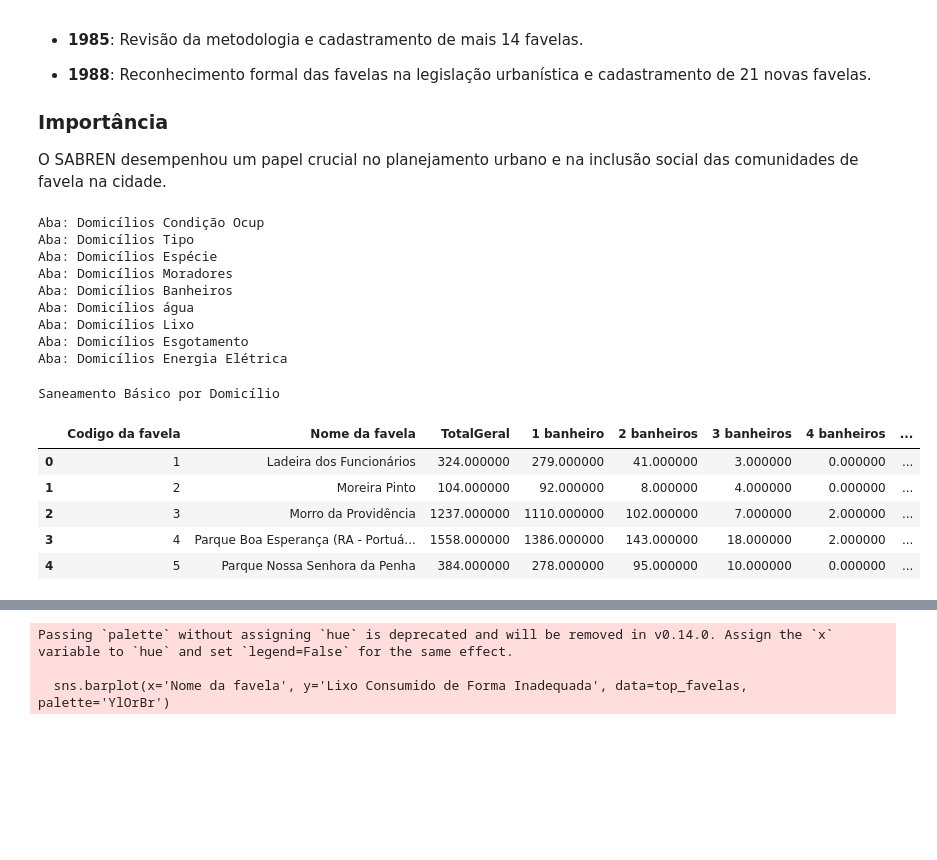
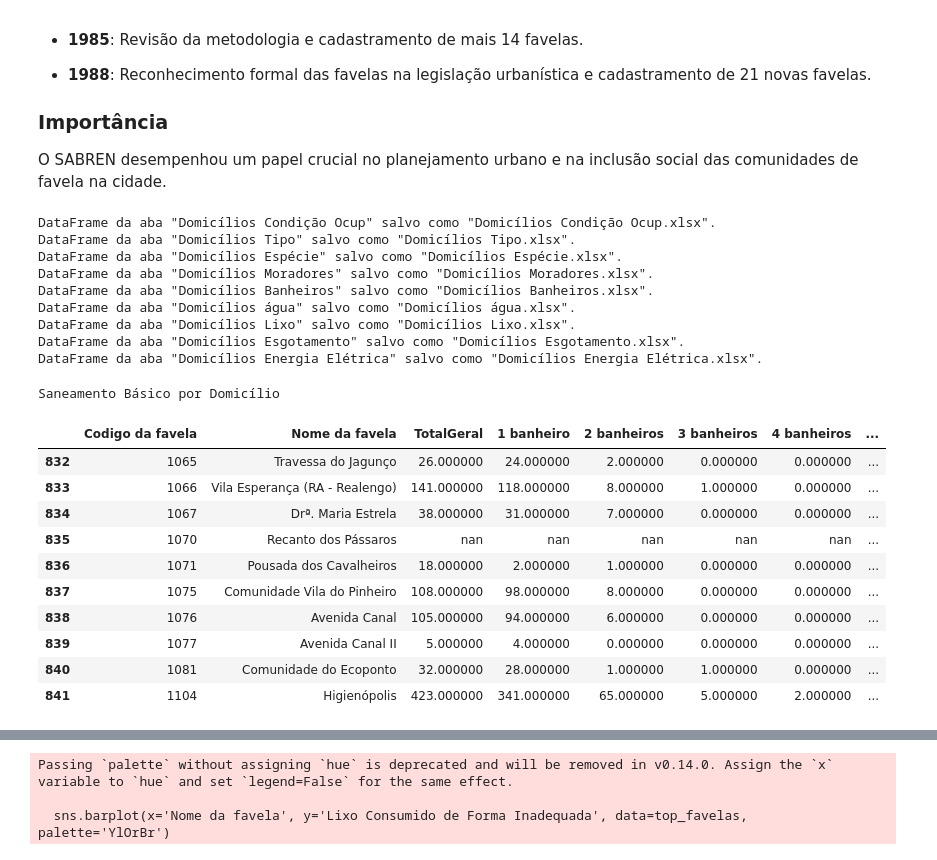
Before and after one commit to powerandcontrol/Estudo-Analitico-sobre-Favelizacao-na-cidade-do-Rio-de-Janeiro, a Jupyter notebook: notebooks/SABREN.ipynb, the cells around one changed output, grey strips where cells are left out. Drawn from its saved outputs; the diff is of its cells as text; code cells hidden in the pictures; blank space fills up the shorter version.

```diff
--- a/notebooks/SABREN.ipynb
+++ b/notebooks/SABREN.ipynb
@@ -36,11 +36,15 @@ domicilios = 'Domicílios.xls'
 dfs = pd.read_excel(domicilios, sheet_name=None, header=None)
 # %%
 for aba, df in dfs.items():
-    print(f'Aba: {aba}')
-
     df.columns = df.iloc[4]
 
     df = df[6:].copy()
+
+    df.dropna(how='all', inplace=True)
+
+    df.iloc[:, 0] = pd.to_numeric(df.iloc[:, 0], errors='coerce')
+
+    df = df.dropna(subset=[df.columns[0]])
 
     df.reset_index(drop=True, inplace=True)
 
@@ -48,17 +52,18 @@ for aba, df in dfs.items():
 
     nome_arquivo = f'{aba}.xlsx'
     df.to_excel(nome_arquivo, index=False)
-    #print(f'DataFrame da aba "{aba}" salvo como "{nome_arquivo}".')
+
+    print(f'DataFrame da aba "{aba}" salvo como "{nome_arquivo}".')
 # %% [output]
-Aba: Domicílios Condição Ocup
-Aba: Domicílios Tipo
-Aba: Domicílios Espécie
-Aba: Domicílios Moradores
-Aba: Domicílios Banheiros
-Aba: Domicílios água
-Aba: Domicílios Lixo
-Aba: Domicílios Esgotamento
-Aba: Domicílios Energia Elétrica
+DataFrame da aba "Domicílios Condição Ocup" salvo como "Domicílios Condição Ocup.xlsx".
+DataFrame da aba "Domicílios Tipo" salvo como "Domicílios Tipo.xlsx".
+DataFrame da aba "Domicílios Espécie" salvo como "Domicílios Espécie.xlsx".
+DataFrame da aba "Domicílios Moradores" salvo como "Domicílios Moradores.xlsx".
+DataFrame da aba "Domicílios Banheiros" salvo como "Domicílios Banheiros.xlsx".
+DataFrame da aba "Domicílios água" salvo como "Domicílios água.xlsx".
+DataFrame da aba "Domicílios Lixo" salvo como "Domicílios Lixo.xlsx".
+DataFrame da aba "Domicílios Esgotamento" salvo como "Domicílios Esgotamento.xlsx".
+DataFrame da aba "Domicílios Energia Elétrica" salvo como "Domicílios Energia Elétrica.xlsx".
 # %%
 import os
 # %%
@@ -76,28 +81,33 @@ domicilios_saneamento = 'Domicílios Banheiros.xlsx'
 df = pd.read_excel(domicilios_saneamento)
 # %%
 # Estilizando o DataFrame
-df_estilizado = df.head(5).style.set_table_attributes('style="width: 40%; margin: auto;"') \
+df_estilizado = df.tail(10).style.set_table_attributes('style="width: 40%; margin: auto;"') \
                     .set_caption("Saneamento Básico por Domicílio") \
                     .set_table_styles(
                         [{'selector': 'th',
                           'props': [('background-color', '#8cc35d'),
                                     ('color', 'white'),
                                     ('font-weight', 'bold')]},
                          {'selector': 'td',
                           'props': [('padding', '10px'),
                                     ('border', '1px solid #ddd')]}]
                     ).set_properties(**{'text-align': 'center'})
 
 # Exibir o DataFrame estilizado
 df_estilizado
 # %% [output]
 Saneamento Básico por Domicílio
 |  | Codigo da favela | Nome da favela | TotalGeral | 1 banheiro | 2 banheiros | 3 banheiros | 4 banheiros | ... |
-| 0 | 1 | Ladeira dos Funcionários | 324.000000 | 279.000000 | 41.000000 | 3.000000 | 0.000000 | ... |
-| 1 | 2 | Moreira Pinto | 104.000000 | 92.000000 | 8.000000 | 4.000000 | 0.000000 | ... |
-| 2 | 3 | Morro da Providência | 1237.000000 | 1110.000000 | 102.000000 | 7.000000 | 2.000000 | ... |
-| 3 | 4 | Parque Boa Esperança (RA - Portuá... | 1558.000000 | 1386.000000 | 143.000000 | 18.000000 | 2.000000 | ... |
-| 4 | 5 | Parque Nossa Senhora da Penha | 384.000000 | 278.000000 | 95.000000 | 10.000000 | 0.000000 | ... |
+| 832 | 1065 | Travessa do Jagunço | 26.000000 | 24.000000 | 2.000000 | 0.000000 | 0.000000 | ... |
+| 833 | 1066 | Vila Esperança (RA - Realengo) | 141.000000 | 118.000000 | 8.000000 | 1.000000 | 0.000000 | ... |
+| 834 | 1067 | Drª. Maria Estrela | 38.000000 | 31.000000 | 7.000000 | 0.000000 | 0.000000 | ... |
+| 835 | 1070 | Recanto dos Pássaros | nan | nan | nan | nan | nan | ... |
+| 836 | 1071 | Pousada dos Cavalheiros | 18.000000 | 2.000000 | 1.000000 | 0.000000 | 0.000000 | ... |
+| 837 | 1075 | Comunidade Vila do Pinheiro | 108.000000 | 98.000000 | 8.000000 | 0.000000 | 0.000000 | ... |
+| 838 | 1076 | Avenida Canal | 105.000000 | 94.000000 | 6.000000 | 0.000000 | 0.000000 | ... |
+| 839 | 1077 | Avenida Canal II | 5.000000 | 4.000000 | 0.000000 | 0.000000 | 0.000000 | ... |
+| 840 | 1081 | Comunidade do Ecoponto | 32.000000 | 28.000000 | 1.000000 | 1.000000 | 0.000000 | ... |
+| 841 | 1104 | Higienópolis | 423.000000 | 341.000000 | 65.000000 | 5.000000 | 2.000000 | ... |
 # %%
 domicilios_energia = 'Domicílios Energia Elétrica.xlsx'
 
```
Also changed, not shown: parts of 12 cells of this notebook, 20 other files.
